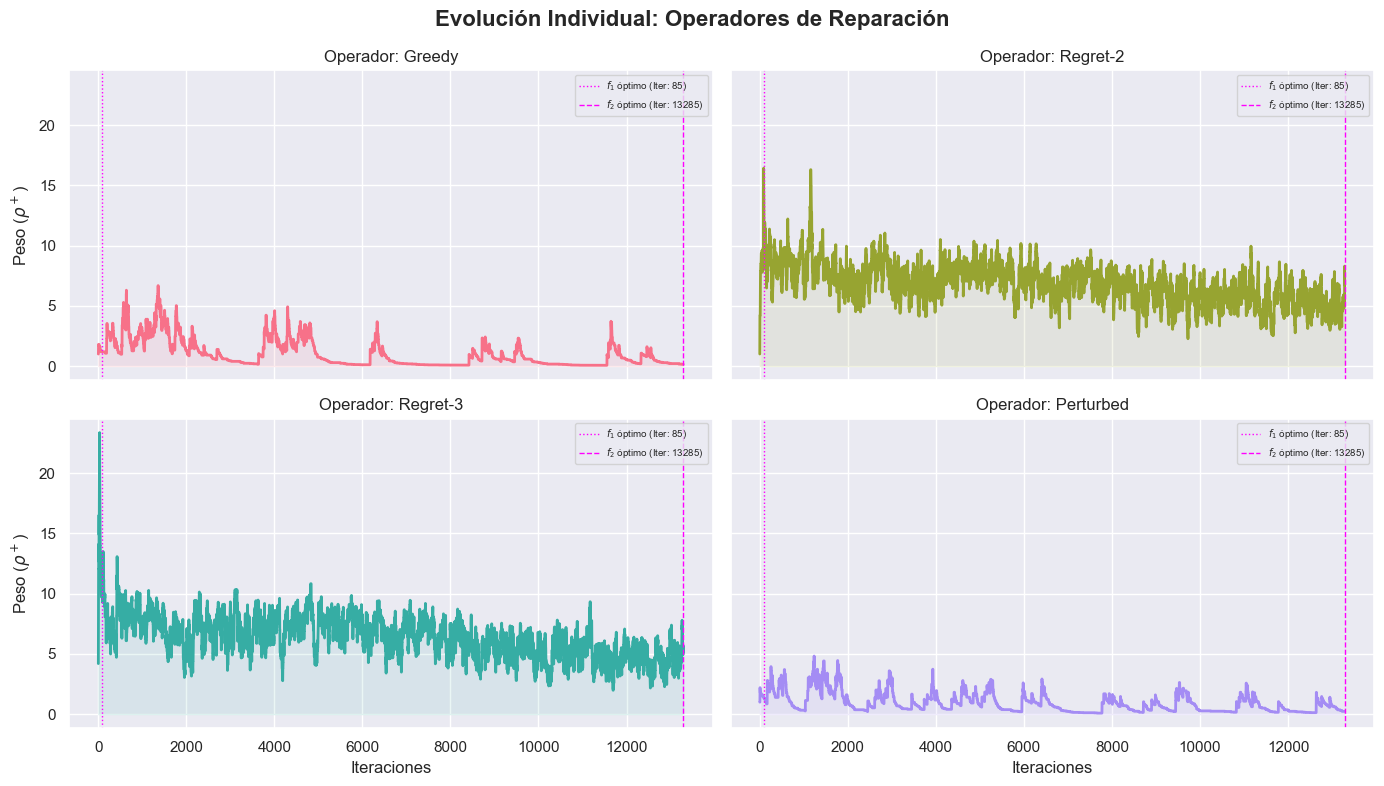
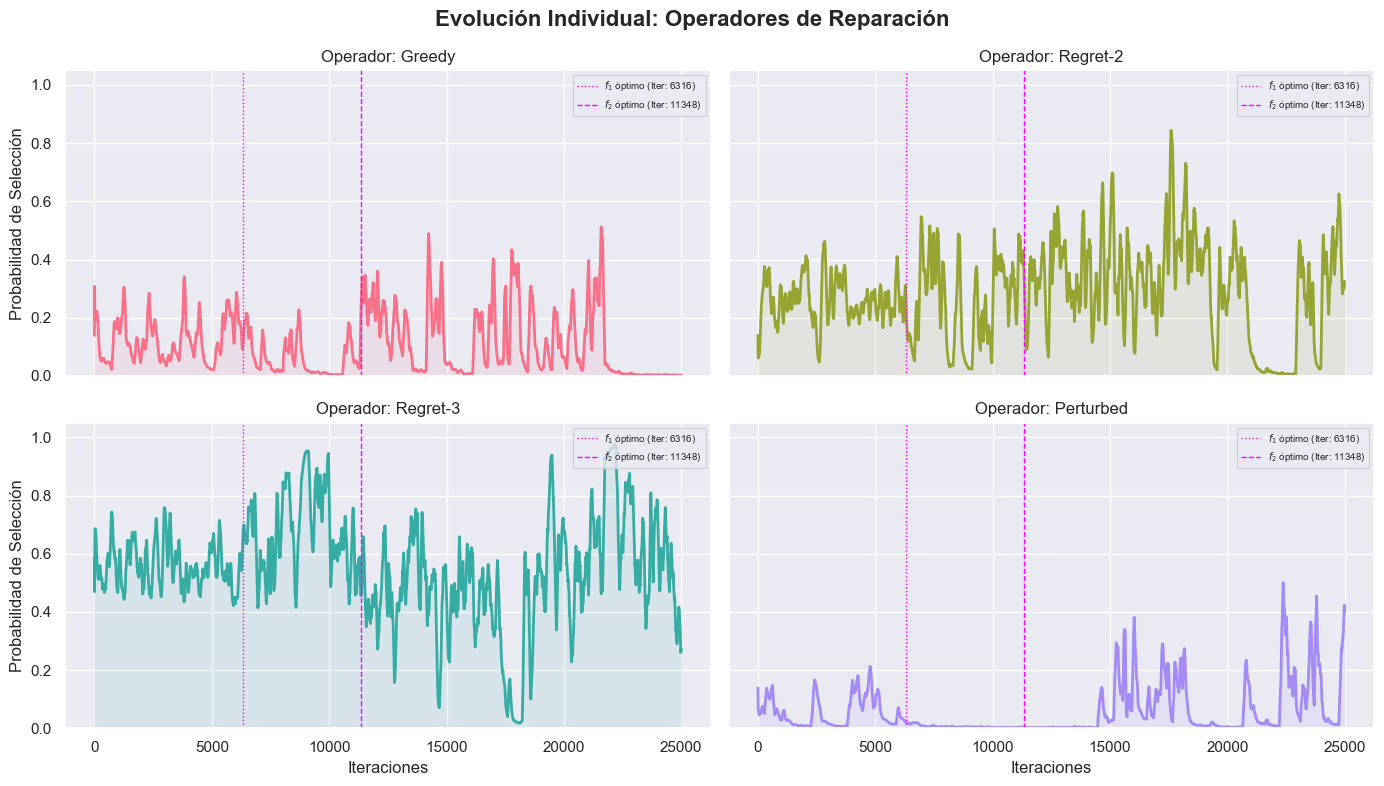
The notebook cell's code change between the first figure and the second:
--- before
+++ after
@@ -1,4 +1,7 @@
 r_cols = [c for c in df.columns if 'r_weight' in c]
 r_names = ['Greedy', 'Regret-2', 'Regret-3', 'Perturbed']
+df_r_prob = df[r_cols].div(df[r_cols].sum(axis=1), axis=0)
+df_r_smoothed = df_r_prob.rolling(window=100, min_periods=1).mean()
+df_r_smoothed['iter'] = df['iter']
 
 fig, axes = plt.subplots(2, 2, figsize=(14, 8), sharex=True, sharey=True)
@@ -9,9 +12,9 @@
 
 for i, (col, name) in enumerate(zip(r_cols, r_names)):
-    sns.lineplot(data=df, x='iter', y=col, ax=axes[i], color=colores_repair[i], linewidth=2)
+    sns.lineplot(data=df_r_smoothed, x='iter', y=col, ax=axes[i], color=colores_repair[i], linewidth=2)
     axes[i].set_title(f'Operador: {name}')
-    axes[i].set_ylabel('Peso ($\\rho^+$)')
-    
-    axes[i].fill_between(df['iter'], df[col], alpha=0.1, color=colores_repair[i])
+    axes[i].set_ylabel('Probabilidad de Selección')
+    axes[i].set_ylim(0, 1.05)
+    axes[i].fill_between(df_r_smoothed['iter'], df_r_smoothed[col], alpha=0.1, color=colores_repair[i])
     axes[i].axvline(x=best_veh_iter, color='magenta', linestyle=':', linewidth=1, label=f'$f_1$ óptimo (Iter: {best_veh_iter})')
     axes[i].axvline(x=best_iter, color='magenta', linestyle='--', linewidth=1, label=f'$f_2$ óptimo (Iter: {best_iter})')

Commit: Checkpoint 3: Snapshot de Q-Values para analisis